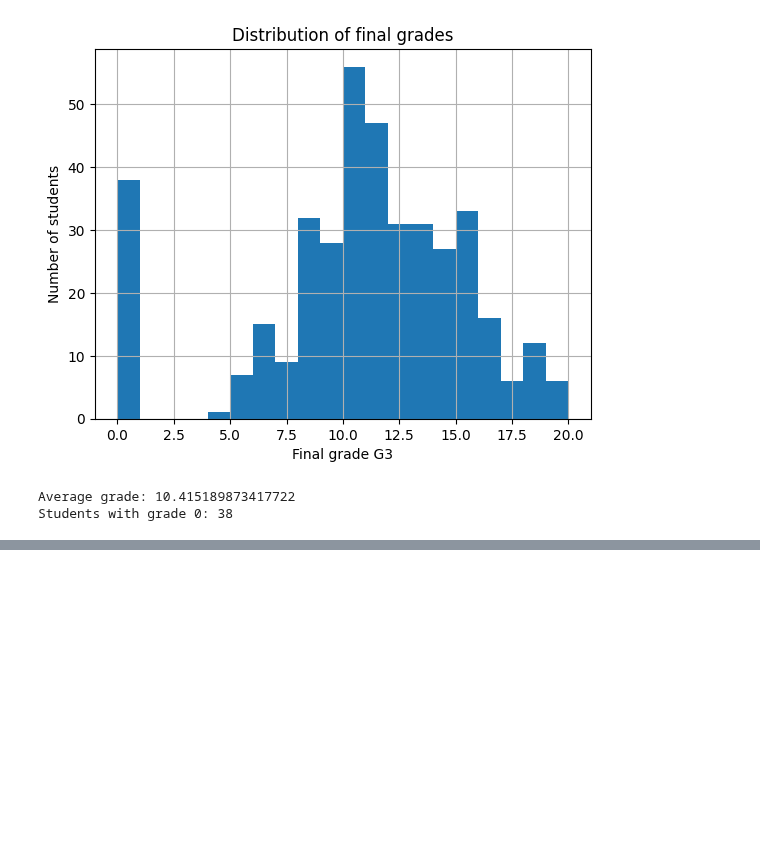
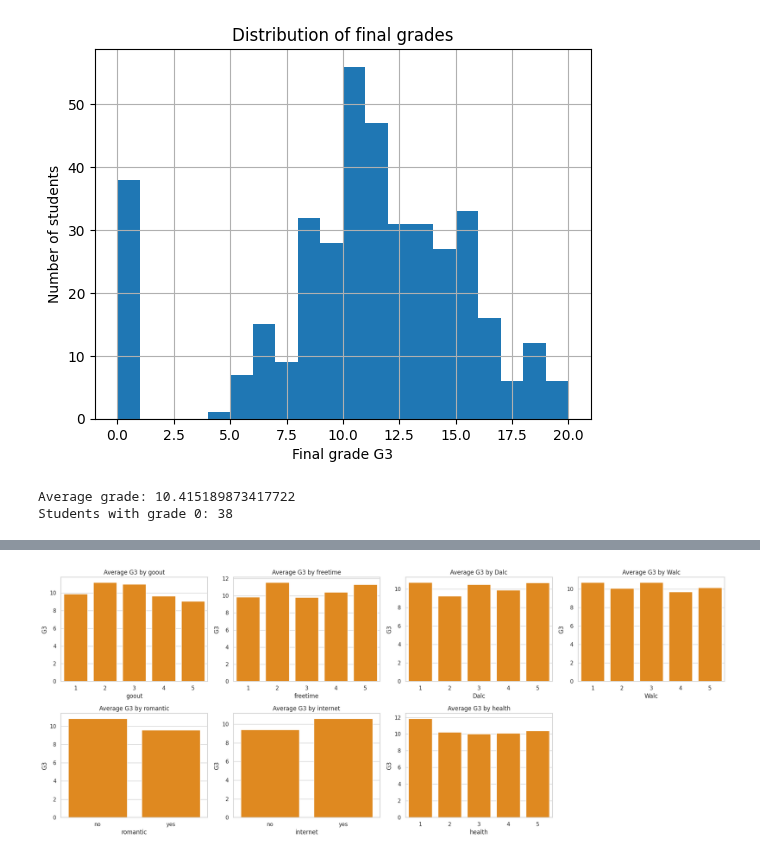
Before and after one commit to buntyedutainer/student-performance-ai, a Jupyter notebook: project.ipynb, the cells around one changed output, grey strips where cells are left out. Drawn from its saved outputs; the diff is of its cells as text; code cells hidden in the pictures; blank space fills up the shorter version.

```diff
--- a/project.ipynb
+++ b/project.ipynb
@@ -694,0 +739,13 @@ plt.show()
+# %%
+# Cell 44: lifestyle
+fig, axes = plt.subplots(2, 4, figsize=(20, 8))
+for ax, c in zip(axes.flat, groups["Lifestyle"]):
+    order = sorted(df[c].unique())
+    sns.barplot(x=c, y="G3", data=df, order=order, errorbar=None, ax=ax, color="darkorange")
+    ax.set_title(f"Average G3 by {c}")
+axes.flat[-1].axis("off")
+plt.tight_layout()
+plt.savefig("eda_lifestyle.png", dpi=150, bbox_inches="tight")
+plt.show()
+# %% [output]
+[figure, added]
```
Also changed, not shown: parts of 77 cells of this notebook.
